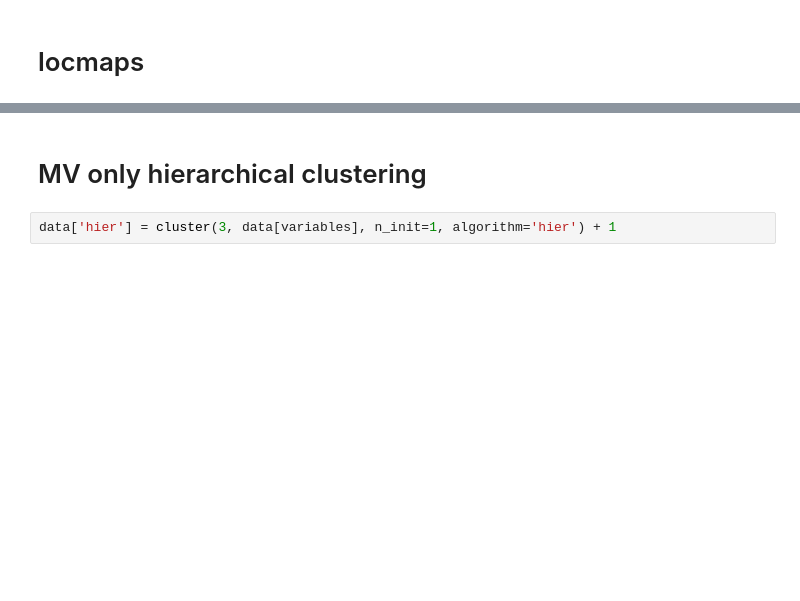
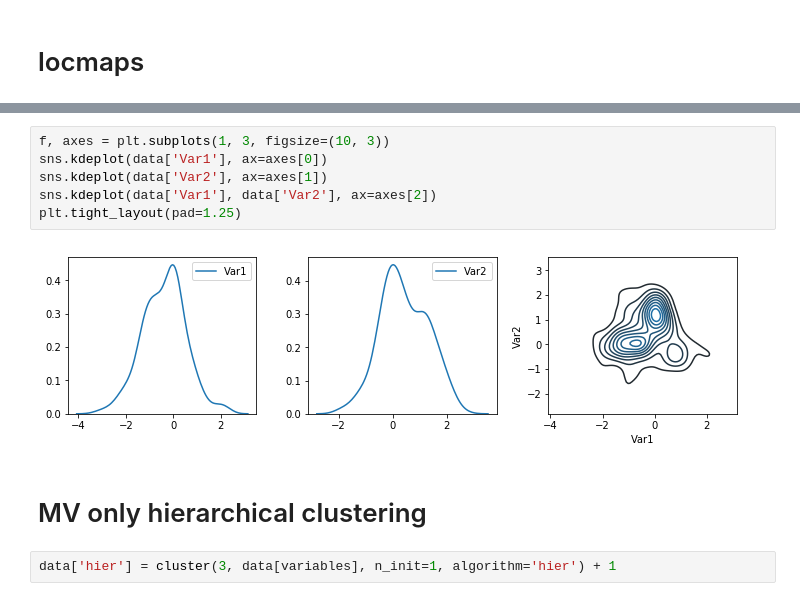
Before and after one commit to ryandvmartin/Dual-Space-Clusterer, a Jupyter notebook: synthetic_example_agglomclus.ipynb, the cells around one changed output, grey strips where cells are left out. Cells and saved outputs as stored; diff of their text form; blank space fills up the shorter version.

```diff
--- a/synthetic_example_agglomclus.ipynb
+++ b/synthetic_example_agglomclus.ipynb
@@ -94,3 +51,11 @@ gs.exportimg('Figures/synth_dscplt.png')
+# %%
+f, axes = plt.subplots(1, 3, figsize=(10, 3))
+sns.kdeplot(data['Var1'], ax=axes[0])
+sns.kdeplot(data['Var2'], ax=axes[1])
+sns.kdeplot(data['Var1'], data['Var2'], ax=axes[2])
+plt.tight_layout(pad=1.25)
+# %% [output]
+[figure, added]
 # %% [markdown]
 # MV only hierarchical clustering
 # %%
```
Also changed, not shown: parts of 39 cells of this notebook, 4 other files.
